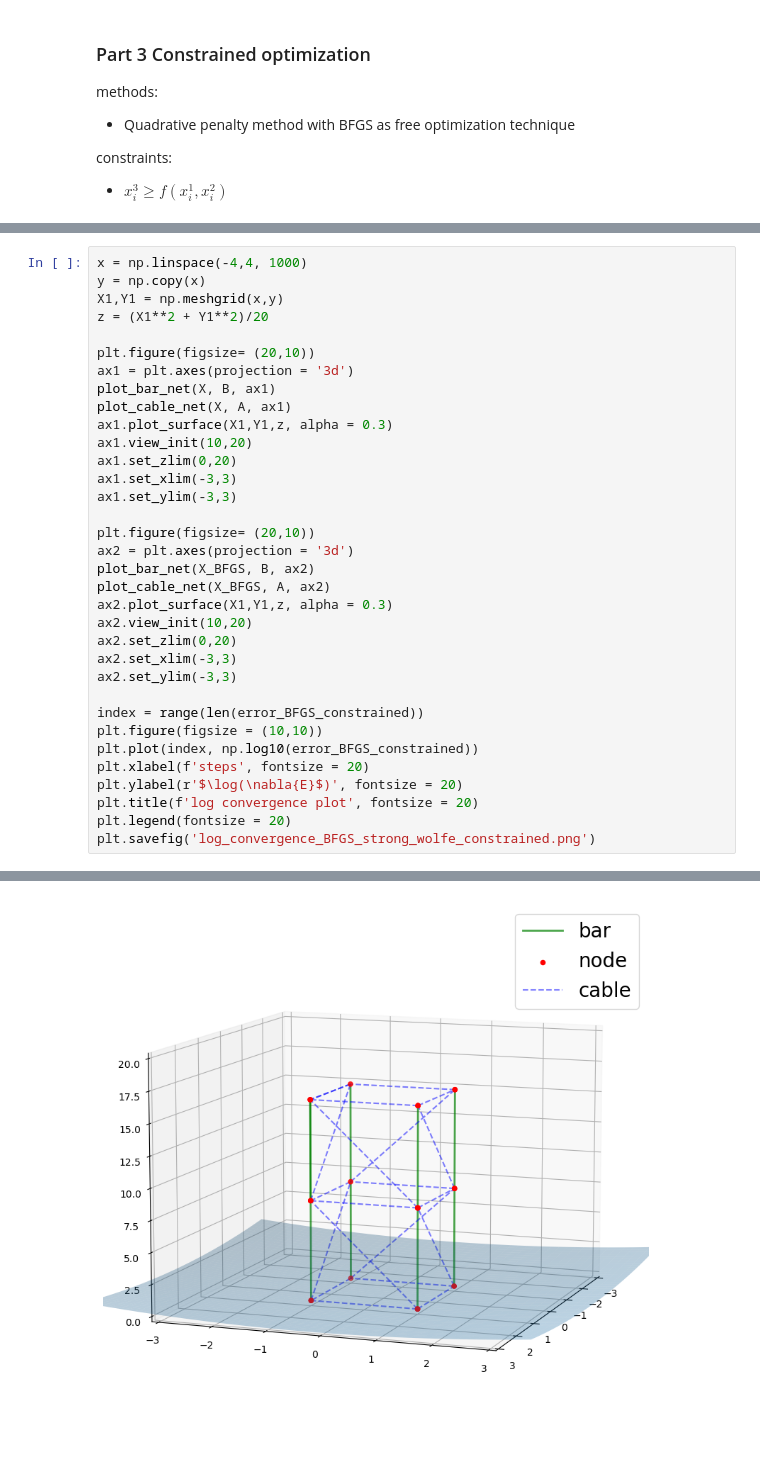
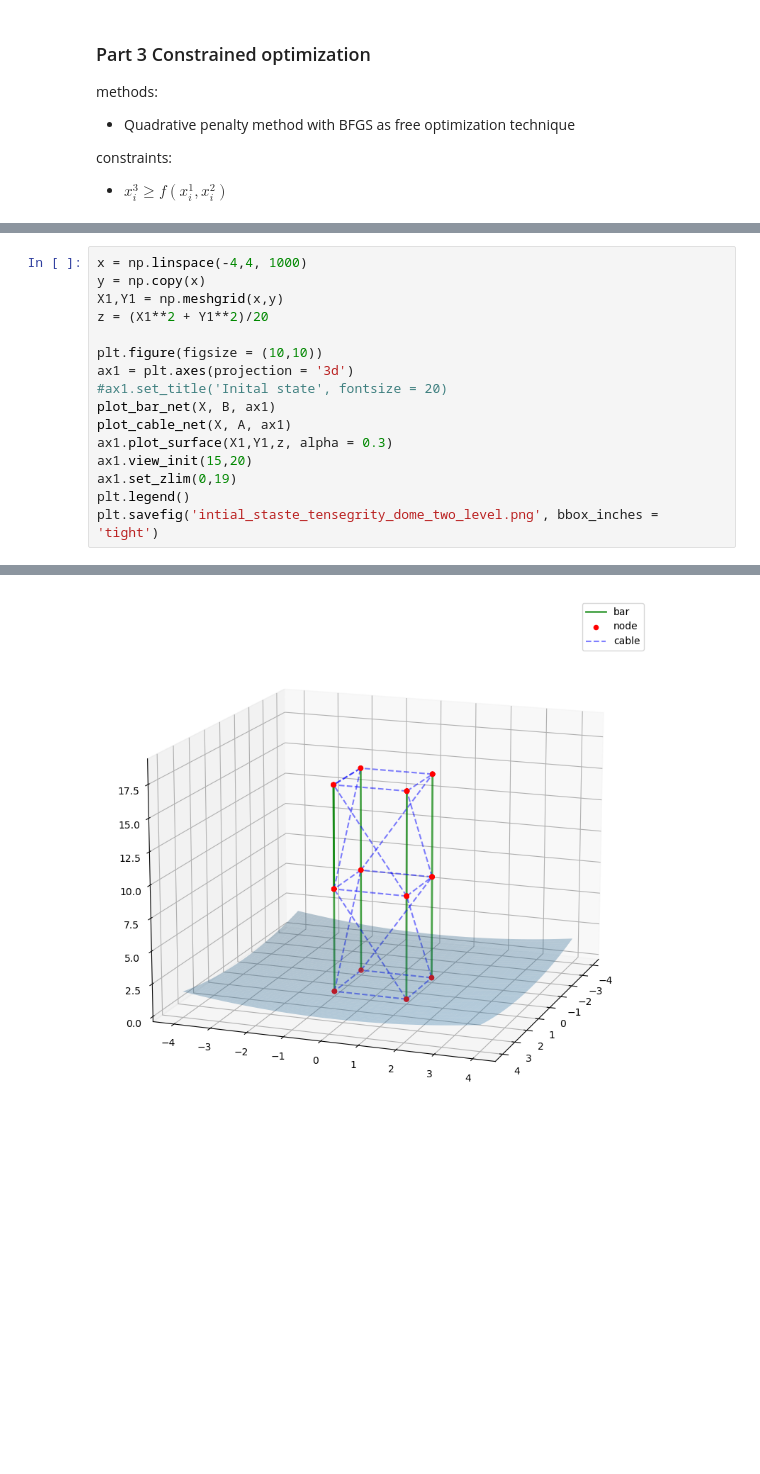
Before and after one commit to markus0800/Project_TMA4180, a Jupyter notebook: project_optimization.ipynb, the cells around one changed output, grey strips where cells are left out. Cells and saved outputs as stored; diff of their text form; blank space fills up the shorter version.

```diff
--- a/project_optimization.ipynb
+++ b/project_optimization.ipynb
@@ -499,32 +624,14 @@ y = np.copy(x)
 X1,Y1 = np.meshgrid(x,y)
 z = (X1**2 + Y1**2)/20
 
-plt.figure(figsize= (20,10))
+plt.figure(figsize = (10,10))
 ax1 = plt.axes(projection = '3d')
+#ax1.set_title('Inital state', fontsize = 20)
 plot_bar_net(X, B, ax1)
 plot_cable_net(X, A, ax1)
 ax1.plot_surface(X1,Y1,z, alpha = 0.3)
-ax1.view_init(10,20)
-ax1.set_zlim(0,20)
-ax1.set_xlim(-3,3)
-ax1.set_ylim(-3,3)
-
-plt.figure(figsize= (20,10))
-ax2 = plt.axes(projection = '3d')
-plot_bar_net(X_BFGS, B, ax2)
-plot_cable_net(X_BFGS, A, ax2)
-ax2.plot_surface(X1,Y1,z, alpha = 0.3)
-ax2.view_init(10,20)
-ax2.set_zlim(0,20)
-ax2.set_xlim(-3,3)
-ax2.set_ylim(-3,3)
-
-index = range(len(error_BFGS_constrained))
-plt.figure(figsize = (10,10))
-plt.plot(index, np.log10(error_BFGS_constrained))
-plt.xlabel(f'steps', fontsize = 20)
-plt.ylabel(r'$\log(\nabla{E}$)', fontsize = 20)
-plt.title(f'log convergence plot', fontsize = 20)
-plt.legend(fontsize = 20)
-plt.savefig('log_convergence_BFGS_strong_wolfe_constrained.png')
+ax1.view_init(15,20)
+ax1.set_zlim(0,19)
+plt.legend()
+plt.savefig('intial_staste_tensegrity_dome_two_level.png', bbox_inches = 'tight')
 # %% [output]
@@ -532 +638 @@ No artists with labels found to put in legend.  Note that artists whose label st
-[figure, old version]
+[figure, new version]
```
Also changed, not shown: parts of 20 cells of this notebook, 1 other file.
